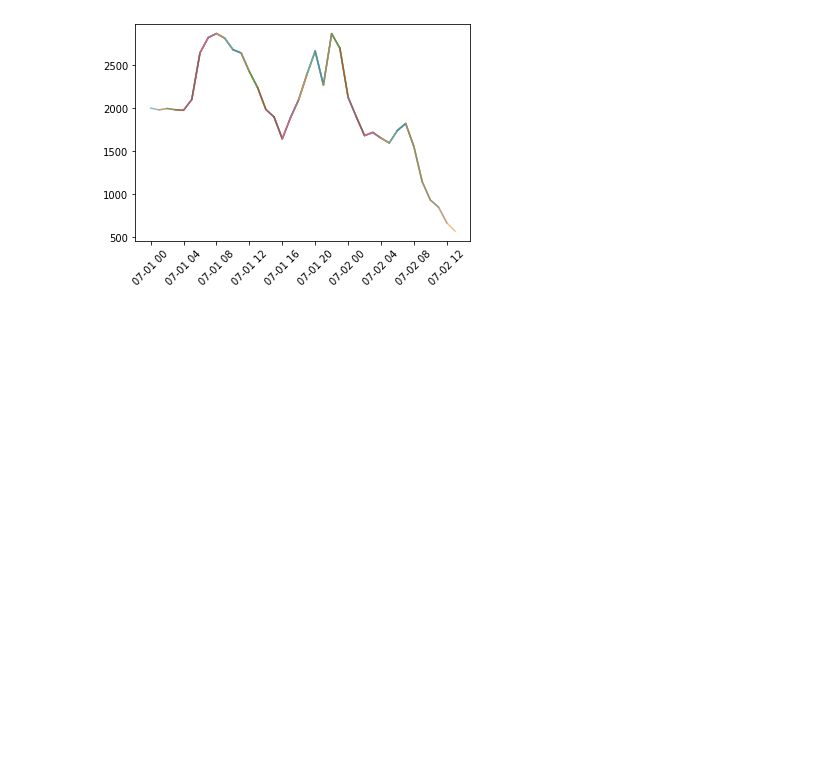
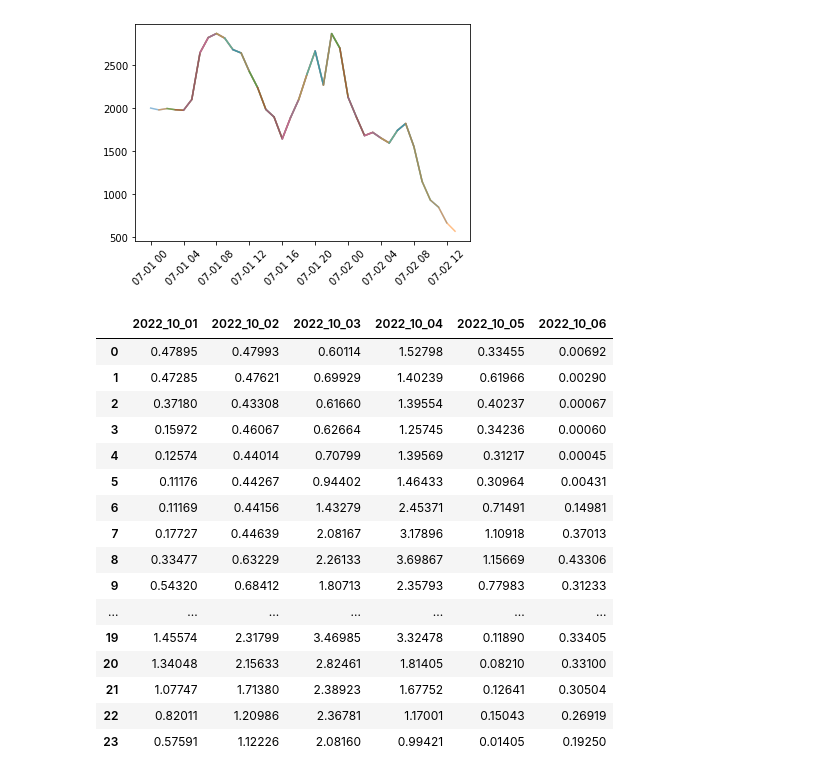
Before and after one commit to skipperkongen/elarb, a Jupyter notebook: notebooks/simulator.ipynb, the cells around one changed output. Cells and saved outputs as stored; diff of their text form; code cells hidden in the pictures; blank space fills up the shorter version.

```diff
--- a/notebooks/simulator.ipynb
+++ b/notebooks/simulator.ipynb
@@ -215,3 +215,23 @@ plt.xticks(rotation = 45)
 plt.show()
 # %% [output]
 [figure]
+# %%
+pivot_to_hm(download_nordpool_data('2022-10-01', '2022-10-07'))
+# %% [output]
+|  | 2022_10_01 | 2022_10_02 | 2022_10_03 | 2022_10_04 | 2022_10_05 | 2022_10_06 |
+| 0 | 0.47895 | 0.47993 | 0.60114 | 1.52798 | 0.33455 | 0.00692 |
+| 1 | 0.47285 | 0.47621 | 0.69929 | 1.40239 | 0.61966 | 0.00290 |
+| 2 | 0.37180 | 0.43308 | 0.61660 | 1.39554 | 0.40237 | 0.00067 |
+| 3 | 0.15972 | 0.46067 | 0.62664 | 1.25745 | 0.34236 | 0.00060 |
+| 4 | 0.12574 | 0.44014 | 0.70799 | 1.39569 | 0.31217 | 0.00045 |
+| 5 | 0.11176 | 0.44267 | 0.94402 | 1.46433 | 0.30964 | 0.00431 |
+| 6 | 0.11169 | 0.44156 | 1.43279 | 2.45371 | 0.71491 | 0.14981 |
+| 7 | 0.17727 | 0.44639 | 2.08167 | 3.17896 | 1.10918 | 0.37013 |
+| 8 | 0.33477 | 0.63229 | 2.26133 | 3.69867 | 1.15669 | 0.43306 |
+| 9 | 0.54320 | 0.68412 | 1.80713 | 2.35793 | 0.77983 | 0.31233 |
+| ... | ... | ... | ... | ... | ... | ... |
+| 19 | 1.45574 | 2.31799 | 3.46985 | 3.32478 | 0.11890 | 0.33405 |
+| 20 | 1.34048 | 2.15633 | 2.82461 | 1.81405 | 0.08210 | 0.33100 |
+| 21 | 1.07747 | 1.71380 | 2.38923 | 1.67752 | 0.12641 | 0.30504 |
+| 22 | 0.82011 | 1.20986 | 2.36781 | 1.17001 | 0.15043 | 0.26919 |
+| 23 | 0.57591 | 1.12226 | 2.08160 | 0.99421 | 0.01405 | 0.19250 |
```
Also changed, not shown: 1 other file.
